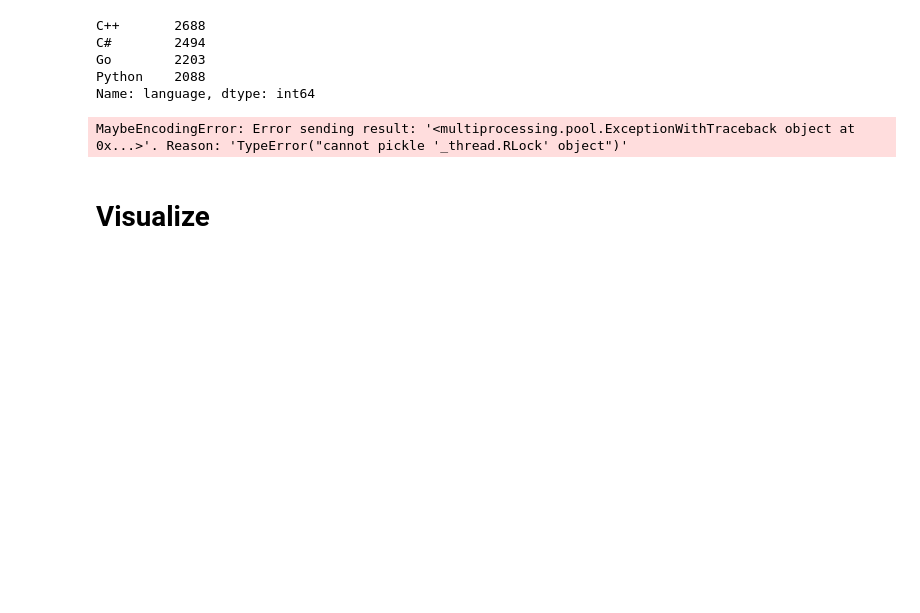
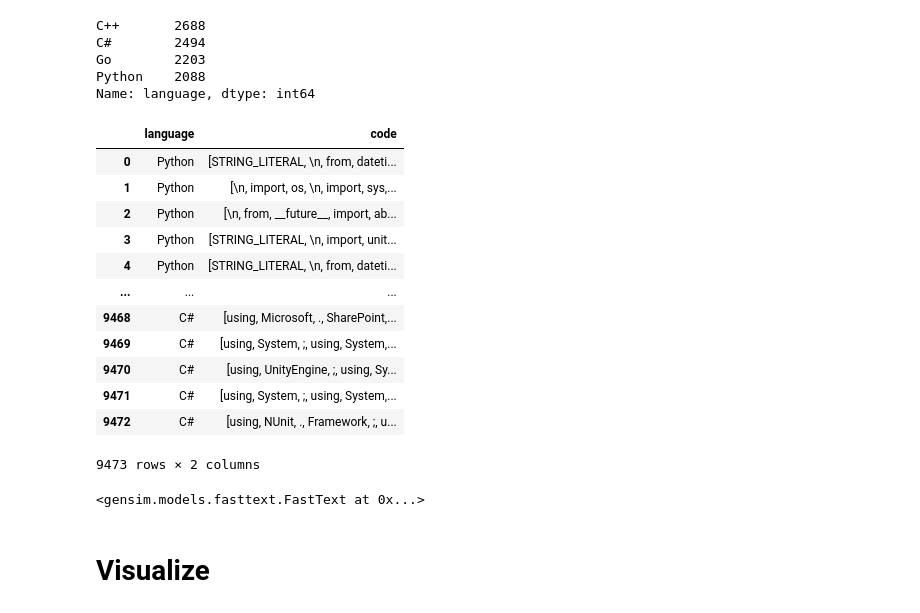
Before and after one commit to kev-inn/programming-languages-w2v, a Jupyter notebook: example.ipynb, the cells around one changed output. Saved outputs shown, nothing was run; the diff lists cells and outputs as text; code cells hidden in the pictures; blank space fills up the shorter version.

```diff
--- a/example.ipynb
+++ b/example.ipynb
@@ -19,7 +19,7 @@ from src.dataset import read_lang_dataset, tokenize_dataset, get_vocab_mapping,
 sns.set_theme()
 sns.set(rc={'figure.figsize': (12, 8)})
 # %%
-dataset = read_lang_dataset("data/dataset_github_codes.db")
+dataset = read_lang_dataset("data/codes_fin.db")
 dataset
 # %% [output]
 |  | language | code |
@@ -46,15 +46,27 @@ Name: language, dtype: int64
 # %%
 use_cache = True
 # load "tokenized_sample.pkl" from disk if it exists
 if use_cache and os.path.exists("models/tokenized_sample.pkl"):
     tokenized_sample = pd.read_pickle("models/tokenized_sample.pkl")
 else:
-    tokenized_sample = tokenize_dataset(dataset, ignore_langs=['C#'])
+    tokenized_sample = tokenize_dataset(dataset)
     tokenized_sample.to_pickle("models/tokenized_sample.pkl")
 
 tokenized_sample
 # %% [output]
+|  | language | code |
+| 0 | Python | [STRING_LITERAL, \n, from, dateti... |
+| 1 | Python | [\n, import, os, \n, import, sys,... |
+| 2 | Python | [\n, from, __future__, import, ab... |
+| 3 | Python | [STRING_LITERAL, \n, import, unit... |
+| 4 | Python | [STRING_LITERAL, \n, from, dateti... |
+| ... | ... | ... |
+| 9468 | C# | [using, Microsoft, ., SharePoint,... |
+| 9469 | C# | [using, System, ;, using, System,... |
+| 9470 | C# | [using, UnityEngine, ;, using, Sy... |
+| 9471 | C# | [using, System, ;, using, System,... |
+| 9472 | C# | [using, NUnit, ., Framework, ;, u... |
-MaybeEncodingError: Error sending result: '<multiprocessing.pool.ExceptionWithTraceback object at 0x...>'. Reason: 'TypeError("cannot pickle '_thread.RLock' object")'
+9473 rows × 2 columns
 # %%
 def create_lang_model(dataset, complete_model, language):
     model = Word2Vec.load("models/complete_model.gensim")
@@ -73,3 +94,12 @@ models
+# %%
+#complete_model = FastText(vector_size=100, window=5, min_count=5, workers=8)
+#complete_model = Word2Vec(vector_size=500, window=5, min_count=10, workers=8)
+complete_model = FastText(vector_size=100, window=5, min_count=10, workers=8)
+complete_model.build_vocab(tokenized_sample.code)
+complete_model.train(tokenized_sample.code, total_examples=complete_model.corpus_count, epochs=5)
+complete_model
+# %% [output]
+<gensim.models.fasttext.FastText at 0x...>
 # %% [markdown]
 # Visualize
 # %%
```
Also changed, not shown: parts of 11 cells of this notebook.
